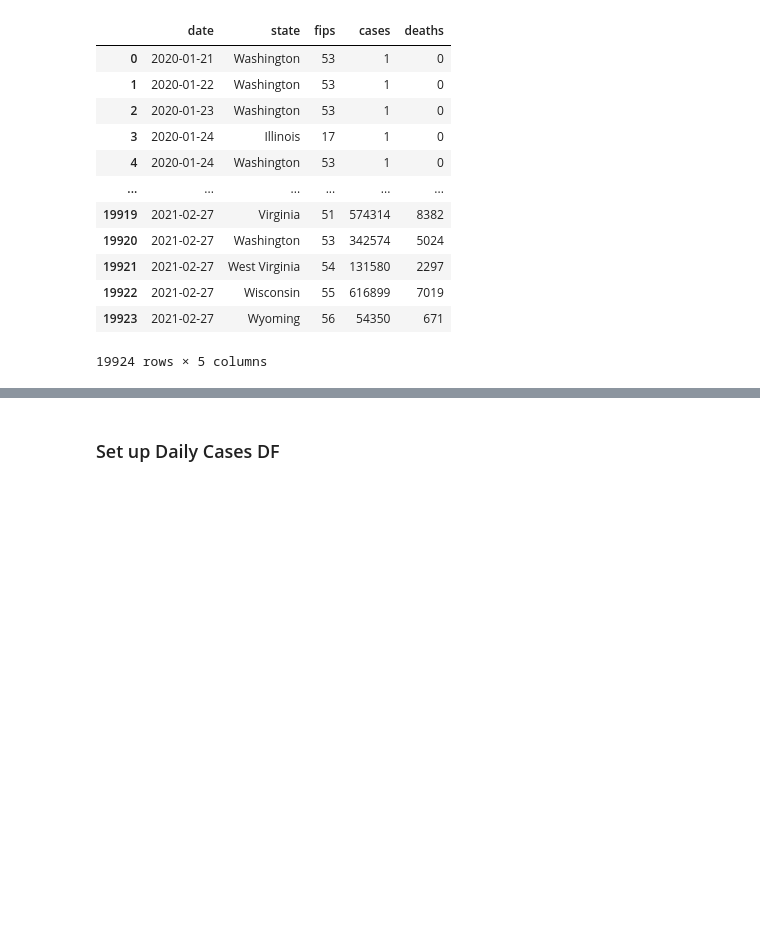
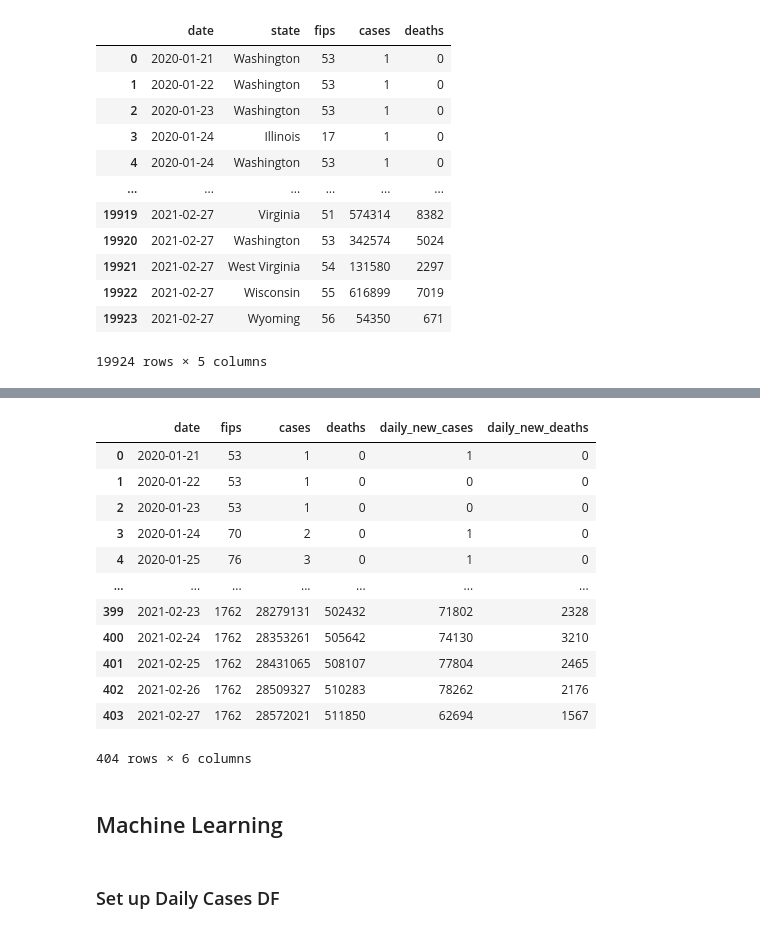
Before and after one commit to CCom20/covid-ml-application, a Jupyter notebook: notebooks/data_cleaning_notebook.ipynb, the cells around one changed output, grey strips where cells are left out. Cells and saved outputs as stored; diff of their text form; code cells hidden in the pictures; blank space fills up the shorter version.

Commit message:
Working on new daily stats, added daily deaths

```diff
--- a/notebooks/data_cleaning_notebook.ipynb
+++ b/notebooks/data_cleaning_notebook.ipynb
@@ -158,0 +135,40 @@ us_covid_cases_df
+# %%
+# Create Daily New Cases Dataframe
+daily_new_cases_df = us_covid_cases_df.groupby("date").sum()
+# %%
+daily_new_cases_df.reset_index(inplace=True)
+# %%
+# Add new Empty Columns for Daily New Cases and Deaths
+daily_new_cases_df["daily_new_cases"] = ""
+daily_new_cases_df["daily_new_deaths"] = ""
+# %%
+previous_day_cases = 0
+previous_day_deaths = 0
+
+for index, row in daily_new_cases_df.iterrows():
+
+    # Cases
+    new_cases = row["cases"] - previous_day_cases
+    previous_day_cases = row["cases"]
+    daily_new_cases_df.at[index, "daily_new_cases"] = new_cases
+
+    # Deaths
+    new_deaths = row["deaths"] - previous_day_deaths
+    previous_day_deaths = row["deaths"]
+    daily_new_cases_df.at[index, "daily_new_deaths"] = new_deaths
+# %%
+daily_new_cases_df
+# %% [output]
+|  | date | fips | cases | deaths | daily_new_cases | daily_new_deaths |
+| 0 | 2020-01-21 | 53 | 1 | 0 | 1 | 0 |
+| 1 | 2020-01-22 | 53 | 1 | 0 | 0 | 0 |
+| 2 | 2020-01-23 | 53 | 1 | 0 | 0 | 0 |
+| 3 | 2020-01-24 | 70 | 2 | 0 | 1 | 0 |
+| 4 | 2020-01-25 | 76 | 3 | 0 | 1 | 0 |
+| ... | ... | ... | ... | ... | ... | ... |
+| 399 | 2021-02-23 | 1762 | 28279131 | 502432 | 71802 | 2328 |
+| 400 | 2021-02-24 | 1762 | 28353261 | 505642 | 74130 | 3210 |
+| 401 | 2021-02-25 | 1762 | 28431065 | 508107 | 77804 | 2465 |
+| 402 | 2021-02-26 | 1762 | 28509327 | 510283 | 78262 | 2176 |
+| 403 | 2021-02-27 | 1762 | 28572021 | 511850 | 62694 | 1567 |
+404 rows × 6 columns
@@ -159,3 +177,5 @@ us_covid_cases_df
+# %% [markdown]
+## Machine Learning
 # %%
 # Add Estimated Percent Immune Column
 state_master_df["est_percent_immune"] = ""
```
Also changed, not shown: parts of 6 cells of this notebook, 8 other files.
